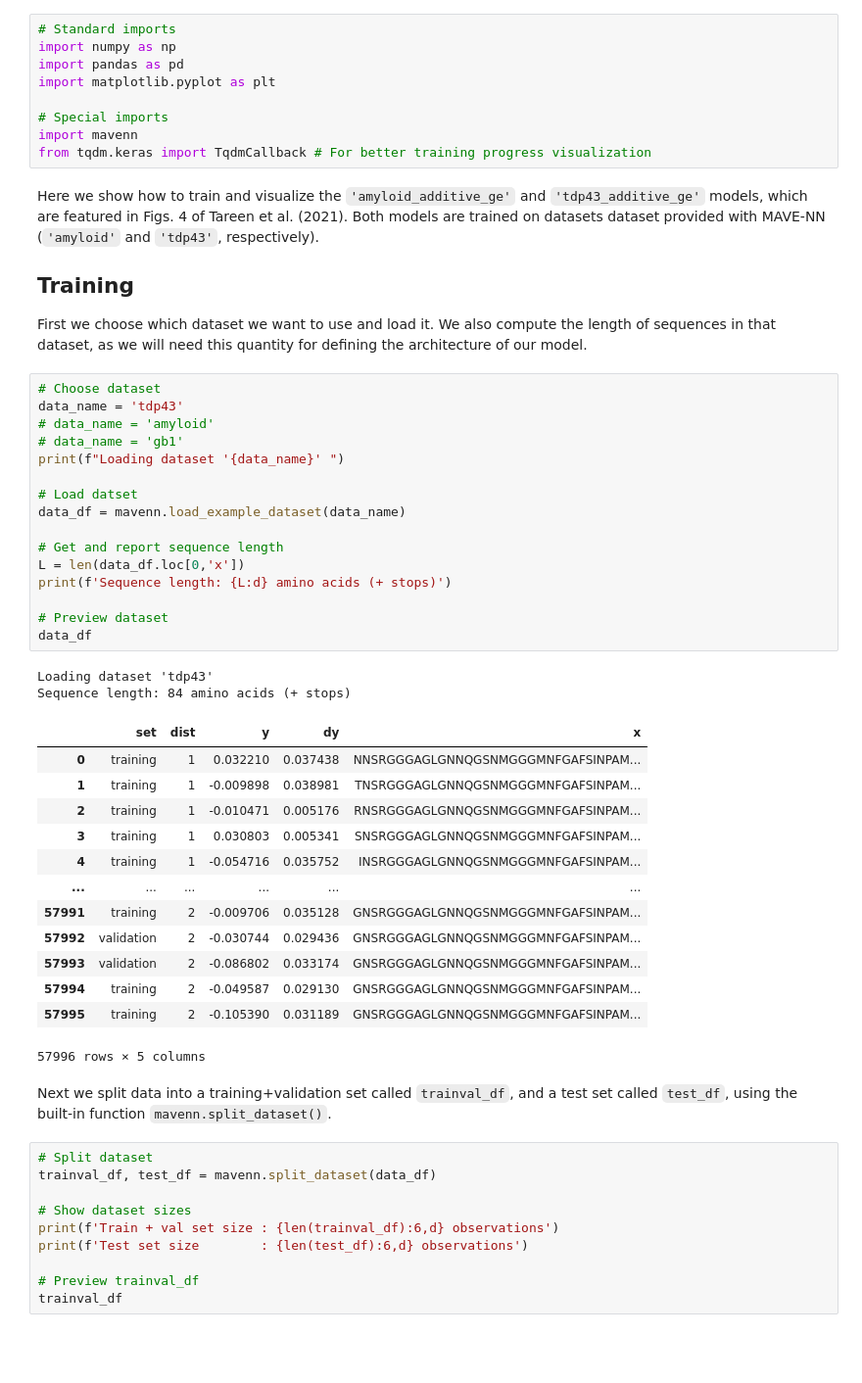
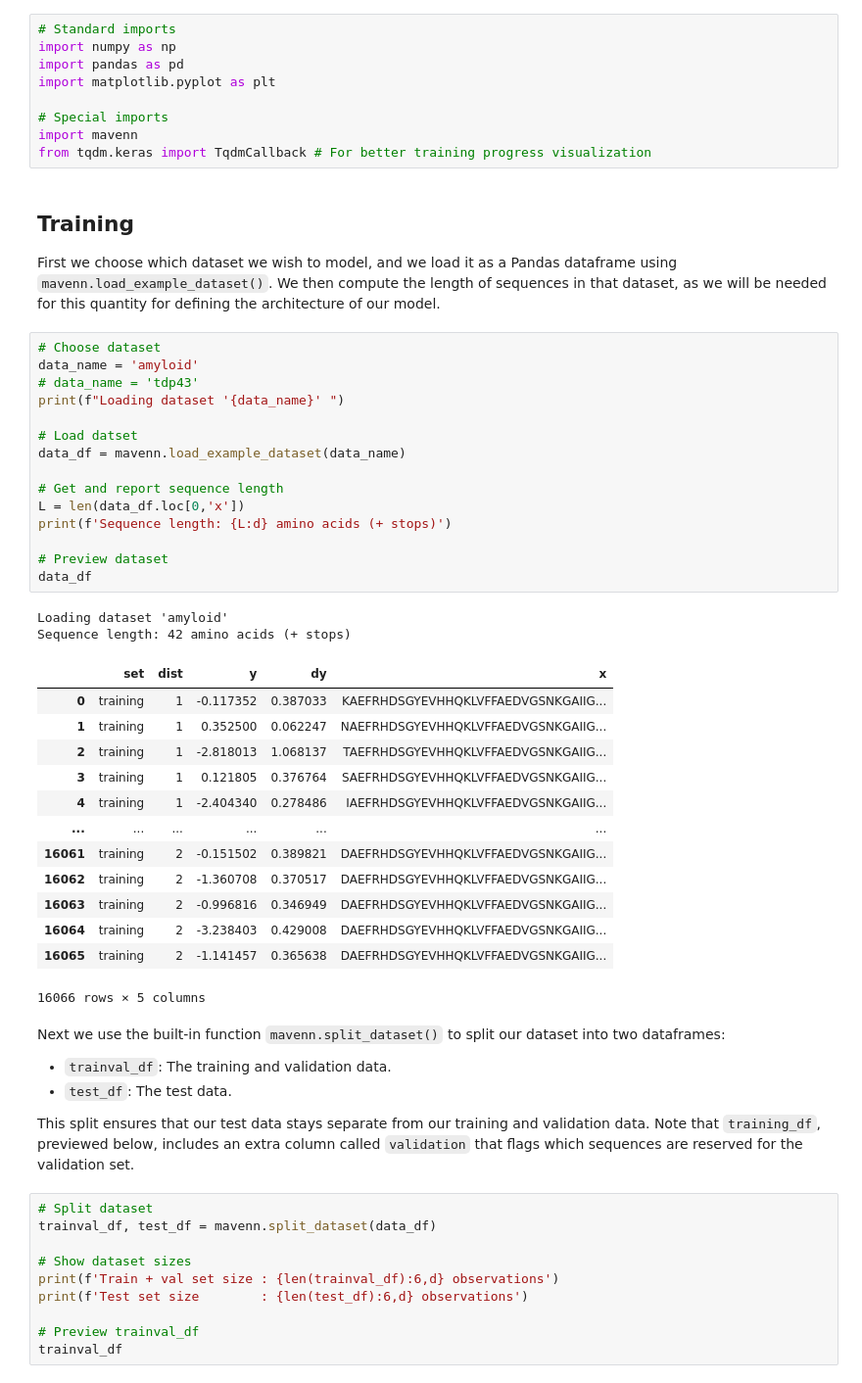
Before and after one commit to jbkinney/mavenn, a Jupyter notebook: docs/models/additive_protein_models.ipynb, the cells around one changed output. Shown at 98% size. Cells and saved outputs as stored; diff of their text form; blank space fills up the shorter version.

```diff
--- a/docs/models/additive_protein_models.ipynb
+++ b/docs/models/additive_protein_models.ipynb
@@ -19,49 +12,47 @@ import matplotlib.pyplot as plt
 import mavenn
 from tqdm.keras import TqdmCallback # For better training progress visualization
 # %% [markdown]
-Here we show how to train and visualize the `'amyloid_additive_ge'` and
-`'tdp43_additive_ge'` models, which are featured in Figs. 4 of Tareen et al.
-(2021). Both models are trained on datasets dataset provided with MAVE-NN
-(`'amyloid'` and `'tdp43'`, respectively).
-
 ## Training
 
-First we choose which dataset we want to use and load it. We also compute the length of sequences in that dataset, as we will need this quantity for defining the architecture of our model.
+First we choose which dataset we wish to model, and we load it as a Pandas dataframe using `mavenn.load_example_dataset()`. We then compute the length of sequences in that dataset, as we will be needed for this quantity for defining the architecture of our model.
 # %%
 # Choose dataset
-data_name = 'tdp43'
-# data_name = 'amyloid'
-# data_name = 'gb1'
+data_name = 'amyloid'
+# data_name = 'tdp43'
 print(f"Loading dataset '{data_name}' ")
 
 # Load datset
 data_df = mavenn.load_example_dataset(data_name)
 
 # Get and report sequence length
 L = len(data_df.loc[0,'x'])
 print(f'Sequence length: {L:d} amino acids (+ stops)')
 
 # Preview dataset
 data_df
 # %% [output]
-Loading dataset 'tdp43'
-Sequence length: 84 amino acids (+ stops)
+Loading dataset 'amyloid'
+Sequence length: 42 amino acids (+ stops)
 |  | set | dist | y | dy | x |
-| 0 | training | 1 | 0.032210 | 0.037438 | NNSRGGGAGLGNNQGSNMGGGMNFGAFSINPAM... |
-| 1 | training | 1 | -0.009898 | 0.038981 | TNSRGGGAGLGNNQGSNMGGGMNFGAFSINPAM... |
-| 2 | training | 1 | -0.010471 | 0.005176 | RNSRGGGAGLGNNQGSNMGGGMNFGAFSINPAM... |
-| 3 | training | 1 | 0.030803 | 0.005341 | SNSRGGGAGLGNNQGSNMGGGMNFGAFSINPAM... |
-| 4 | training | 1 | -0.054716 | 0.035752 | INSRGGGAGLGNNQGSNMGGGMNFGAFSINPAM... |
+| 0 | training | 1 | -0.117352 | 0.387033 | KAEFRHDSGYEVHHQKLVFFAEDVGSNKGAIIG... |
+| 1 | training | 1 | 0.352500 | 0.062247 | NAEFRHDSGYEVHHQKLVFFAEDVGSNKGAIIG... |
+| 2 | training | 1 | -2.818013 | 1.068137 | TAEFRHDSGYEVHHQKLVFFAEDVGSNKGAIIG... |
+| 3 | training | 1 | 0.121805 | 0.376764 | SAEFRHDSGYEVHHQKLVFFAEDVGSNKGAIIG... |
+| 4 | training | 1 | -2.404340 | 0.278486 | IAEFRHDSGYEVHHQKLVFFAEDVGSNKGAIIG... |
 | ... | ... | ... | ... | ... | ... |
-| 57991 | training | 2 | -0.009706 | 0.035128 | GNSRGGGAGLGNNQGSNMGGGMNFGAFSINPAM... |
-| 57992 | validation | 2 | -0.030744 | 0.029436 | GNSRGGGAGLGNNQGSNMGGGMNFGAFSINPAM... |
-| 57993 | validation | 2 | -0.086802 | 0.033174 | GNSRGGGAGLGNNQGSNMGGGMNFGAFSINPAM... |
-| 57994 | training | 2 | -0.049587 | 0.029130 | GNSRGGGAGLGNNQGSNMGGGMNFGAFSINPAM... |
-| 57995 | training | 2 | -0.105390 | 0.031189 | GNSRGGGAGLGNNQGSNMGGGMNFGAFSINPAM... |
+| 16061 | training | 2 | -0.151502 | 0.389821 | DAEFRHDSGYEVHHQKLVFFAEDVGSNKGAIIG... |
+| 16062 | training | 2 | -1.360708 | 0.370517 | DAEFRHDSGYEVHHQKLVFFAEDVGSNKGAIIG... |
+| 16063 | training | 2 | -0.996816 | 0.346949 | DAEFRHDSGYEVHHQKLVFFAEDVGSNKGAIIG... |
+| 16064 | training | 2 | -3.238403 | 0.429008 | DAEFRHDSGYEVHHQKLVFFAEDVGSNKGAIIG... |
+| 16065 | training | 2 | -1.141457 | 0.365638 | DAEFRHDSGYEVHHQKLVFFAEDVGSNKGAIIG... |
-57996 rows × 5 columns
+16066 rows × 5 columns
-# %% [markdown]
-Next we split data into a training+validation set called `trainval_df`, and a
-test set called `test_df`, using the built-in function `mavenn.split_dataset()`.
+# %% [markdown]
+Next we use the built-in function `mavenn.split_dataset()` to split our dataset into two dataframes:
+
+- `trainval_df`: The training and validation data.
+- `test_df`: The test data.
+
+This split ensures that our test data stays separate from our training and validation data. Note that `training_df`, previewed below, includes an extra column called `validation` that flags which sequences are reserved for the validation set.
 # %%
 # Split dataset
 trainval_df, test_df = mavenn.split_dataset(data_df)
```
Also changed, not shown: parts of 2 cells of this notebook, 3 other files.
